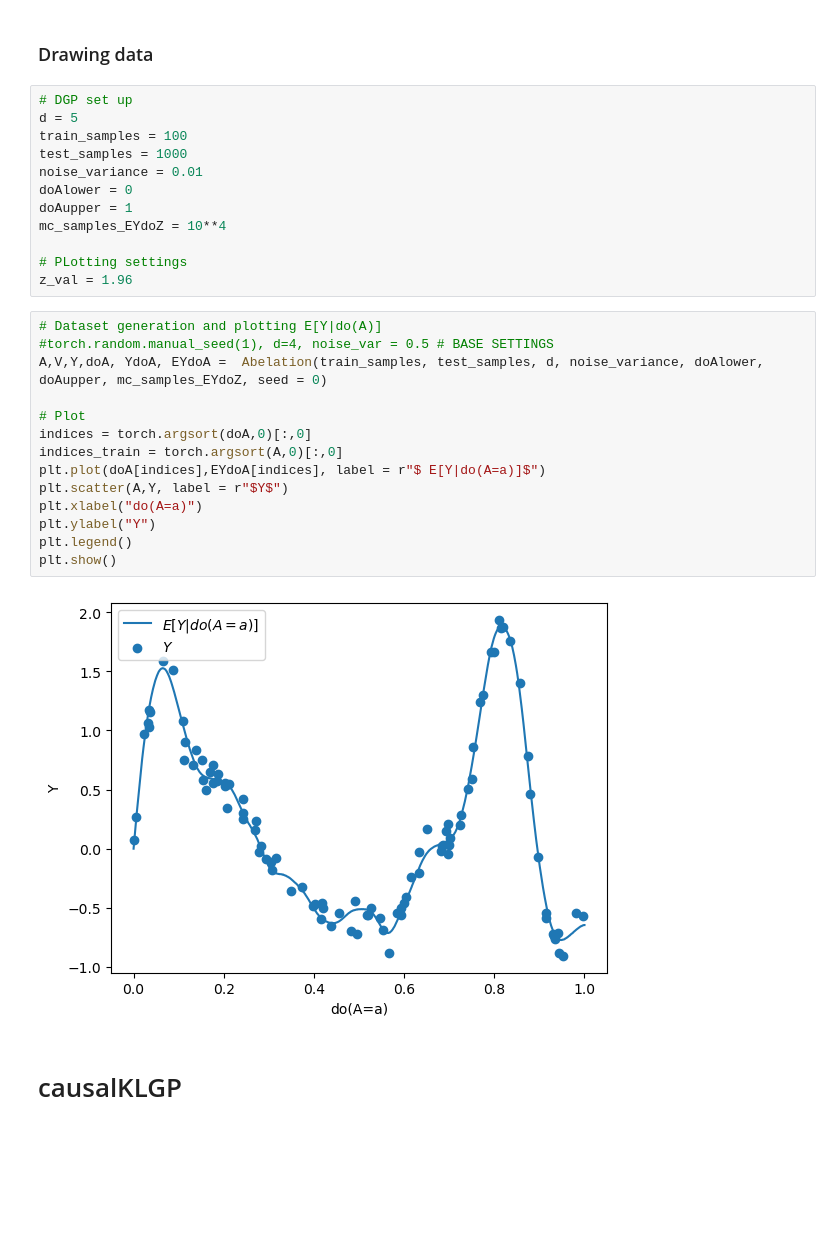
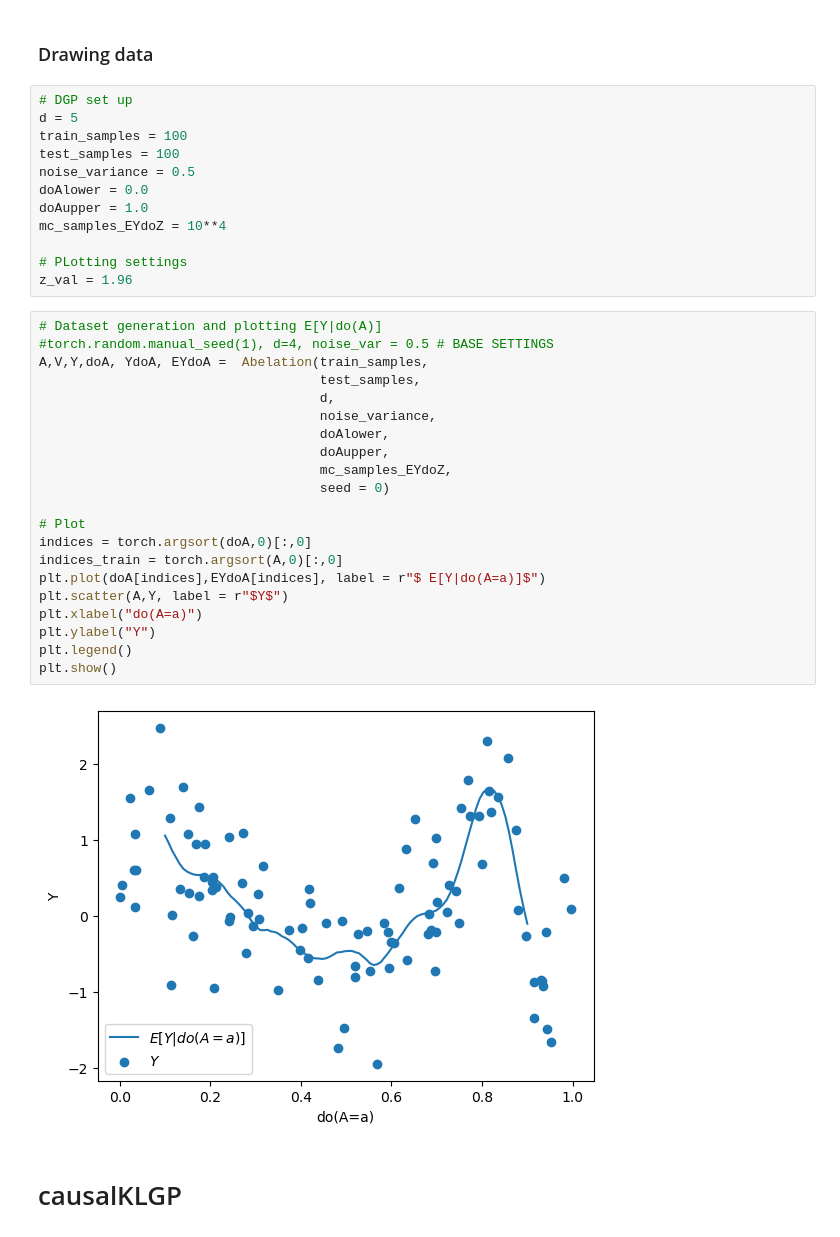
Before and after one commit to HWDance/impspec, a Jupyter notebook: experiments/notebooks/Abelation_full.ipynb, the cells around one changed output. Cells and saved outputs as stored; diff of their text form; blank space fills up the shorter version.

```diff
--- a/experiments/notebooks/Abelation_full.ipynb
+++ b/experiments/notebooks/Abelation_full.ipynb
@@ -27,10 +27,10 @@ from src.dgps import *
 # DGP set up
 d = 5
 train_samples = 100
-test_samples = 1000
-noise_variance = 0.01
-doAlower = 0
-doAupper = 1
+test_samples = 100
+noise_variance = 0.5
+doAlower = 0.0
+doAupper = 1.0
 mc_samples_EYdoZ = 10**4
 
 # PLotting settings
@@ -38,19 +38,26 @@ z_val = 1.96
 # %%
 # Dataset generation and plotting E[Y|do(A)]
 #torch.random.manual_seed(1), d=4, noise_var = 0.5 # BASE SETTINGS
-A,V,Y,doA, YdoA, EYdoA =  Abelation(train_samples, test_samples, d, noise_variance, doAlower, doAupper, mc_samples_EYdoZ, seed = 0)
+A,V,Y,doA, YdoA, EYdoA =  Abelation(train_samples,
+                                    test_samples,
+                                    d,
+                                    noise_variance,
+                                    doAlower,
+                                    doAupper,
+                                    mc_samples_EYdoZ,
+                                    seed = 0)
 
 # Plot
 indices = torch.argsort(doA,0)[:,0]
 indices_train = torch.argsort(A,0)[:,0]
 plt.plot(doA[indices],EYdoA[indices], label = r"$ E[Y|do(A=a)]$")
 plt.scatter(A,Y, label = r"$Y$")
 plt.xlabel("do(A=a)")
 plt.ylabel("Y")
 plt.legend()
 plt.show()
 # %% [output]
-[figure, old version]
+[figure, new version]
 # %% [markdown]
 # causalKLGP
 # %%
```
Also changed, not shown: parts of 9 cells of this notebook, 55 other files.
